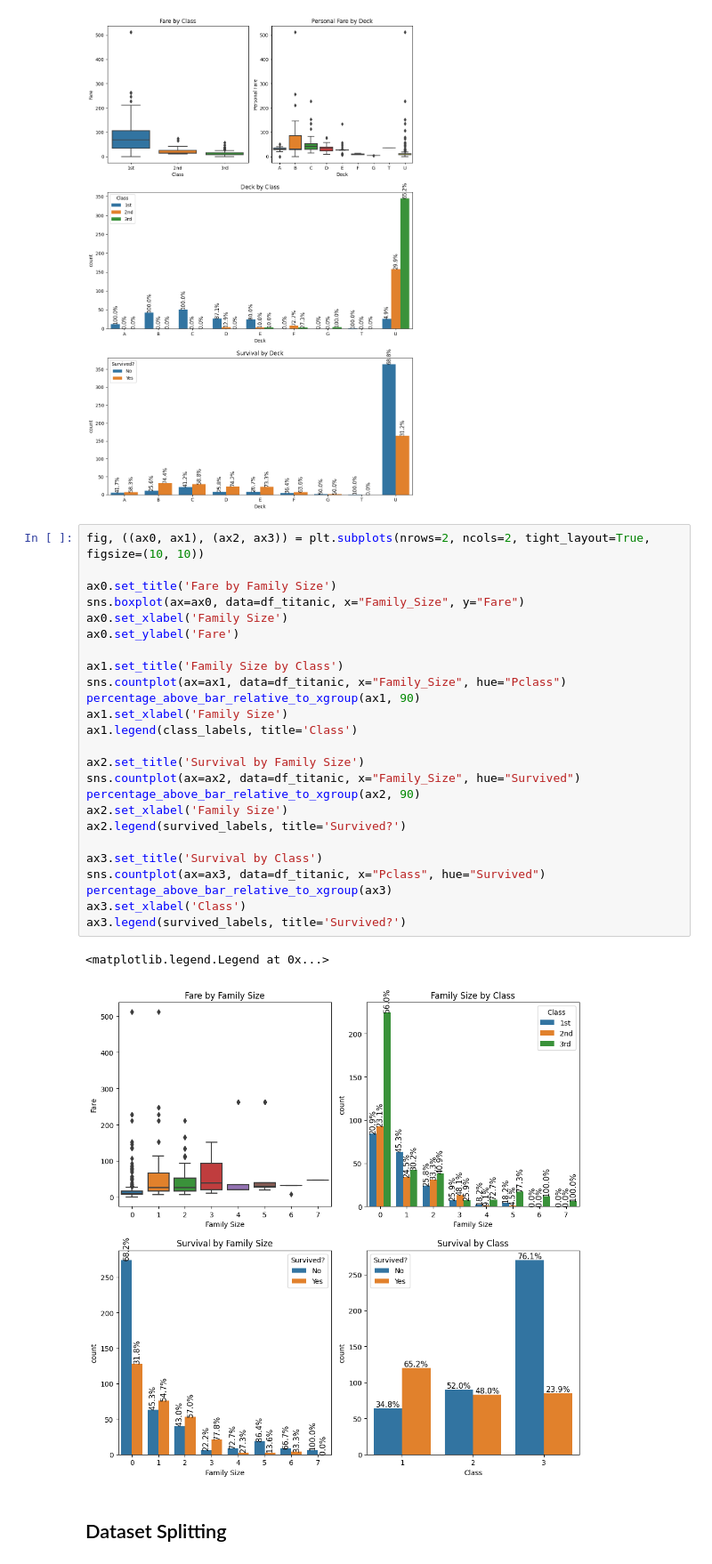
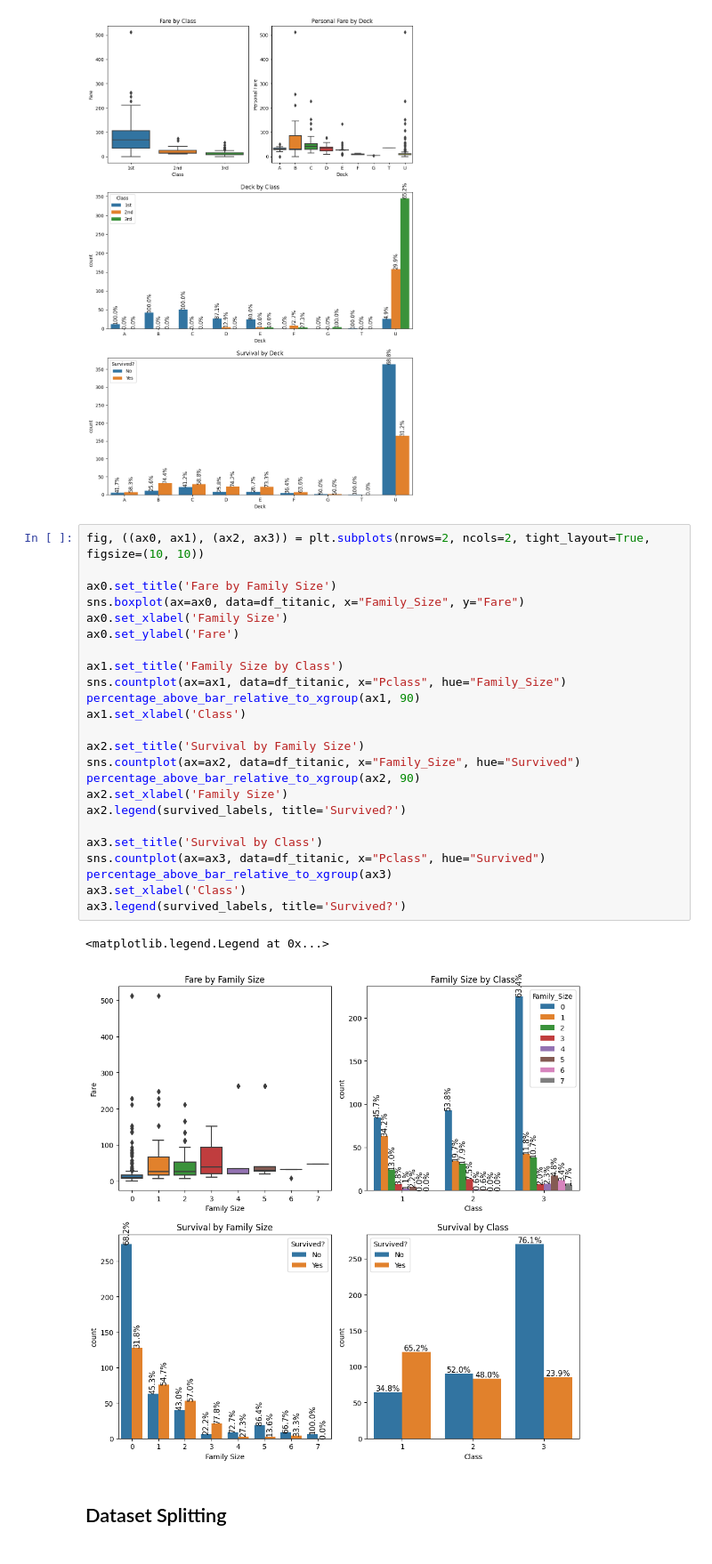
Before and after one commit to max-barker/comp5013-project, a Jupyter notebook: workbook.ipynb, the cells around one changed output. Shown at 89% size. Cells and saved outputs as stored; diff of their text form.

Commit message:
Update workbook.ipynb
Swapped graph Family Size by Class hue and x axis to make percentages make a bit more sense

```diff
--- a/workbook.ipynb
+++ b/workbook.ipynb
@@ -221,31 +221,30 @@ ax3.legend(survived_labels, title='Survived?')
 # %%
 fig, ((ax0, ax1), (ax2, ax3)) = plt.subplots(nrows=2, ncols=2, tight_layout=True, figsize=(10, 10))
 
 ax0.set_title('Fare by Family Size')
 sns.boxplot(ax=ax0, data=df_titanic, x="Family_Size", y="Fare")
 ax0.set_xlabel('Family Size')
 ax0.set_ylabel('Fare')
 
 ax1.set_title('Family Size by Class')
-sns.countplot(ax=ax1, data=df_titanic, x="Family_Size", hue="Pclass")
+sns.countplot(ax=ax1, data=df_titanic, x="Pclass", hue="Family_Size")
 percentage_above_bar_relative_to_xgroup(ax1, 90)
-ax1.set_xlabel('Family Size')
-ax1.legend(class_labels, title='Class')
+ax1.set_xlabel('Class')
 
 ax2.set_title('Survival by Family Size')
 sns.countplot(ax=ax2, data=df_titanic, x="Family_Size", hue="Survived")
 percentage_above_bar_relative_to_xgroup(ax2, 90)
 ax2.set_xlabel('Family Size')
 ax2.legend(survived_labels, title='Survived?')
 
 ax3.set_title('Survival by Class')
 sns.countplot(ax=ax3, data=df_titanic, x="Pclass", hue="Survived")
 percentage_above_bar_relative_to_xgroup(ax3)
 ax3.set_xlabel('Class')
 ax3.legend(survived_labels, title='Survived?')
 # %% [output]
 <matplotlib.legend.Legend at 0x...>
-[figure, old version]
+[figure, new version]
 # %% [markdown]
 ## Dataset Splitting
 # %%
```
